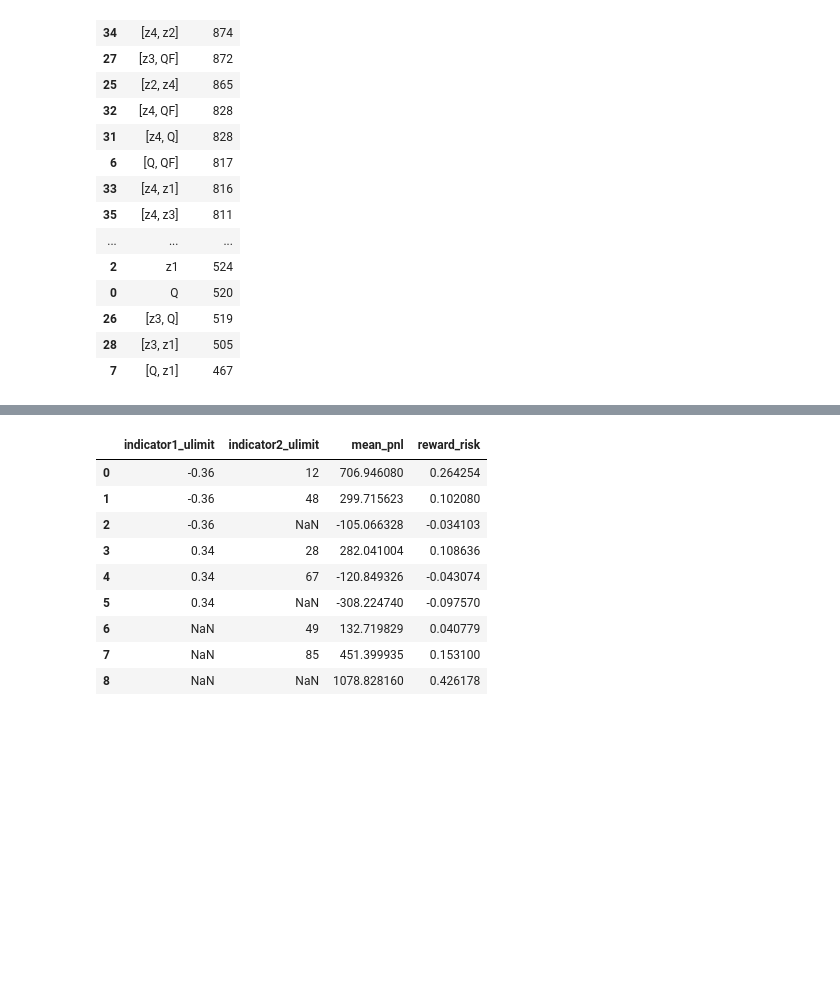
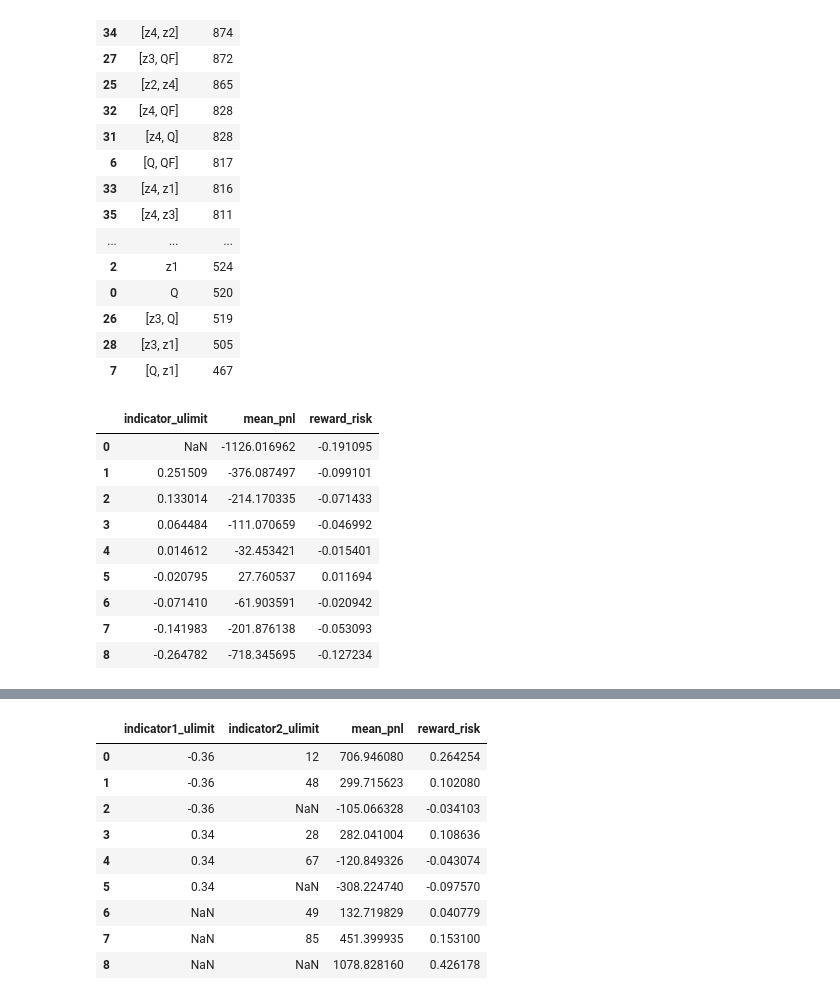
Before and after one commit to d0p34m1n3/repo_barbarossa, a Jupyter notebook: PycharmProjects/backtesting/test_backtest_futures_butterfly.ipynb, the cells around one changed output, grey strips where cells are left out. Drawn from its saved outputs; the diff is of its cells as text; code cells hidden in the pictures; blank space fills up the shorter version.

```diff
--- a/PycharmProjects/backtesting/test_backtest_futures_butterfly.ipynb
+++ b/PycharmProjects/backtesting/test_backtest_futures_butterfly.ipynb
@@ -159,3 +210,20 @@ display(indicator_ranking_tickerhead_total)
 | 26 | [z3, Q] | 519 |
 | 28 | [z3, z1] | 505 |
 | 7 | [Q, z1] | 467 |
+# %%
+import backtesting.backtest_stats as bs
+bs.get_indicator_rr_table(trade_data=big_data,indicator_name='mom5',
+                          strategy_class='futures_butterfly',
+                          long_pnl_field='hold_pnl5long',
+                                            short_pnl_field='hold_pnl5short')
+# %% [output]
+|  | indicator_ulimit | mean_pnl | reward_risk |
+| 0 | NaN | -1126.016962 | -0.191095 |
+| 1 | 0.251509 | -376.087497 | -0.099101 |
+| 2 | 0.133014 | -214.170335 | -0.071433 |
+| 3 | 0.064484 | -111.070659 | -0.046992 |
+| 4 | 0.014612 | -32.453421 | -0.015401 |
+| 5 | -0.020795 | 27.760537 | 0.011694 |
+| 6 | -0.071410 | -61.903591 | -0.020942 |
+| 7 | -0.141983 | -201.876138 | -0.053093 |
+| 8 | -0.264782 | -718.345695 | -0.127234 |
```
Also changed, not shown: parts of 15 cells of this notebook, 4 other files.
